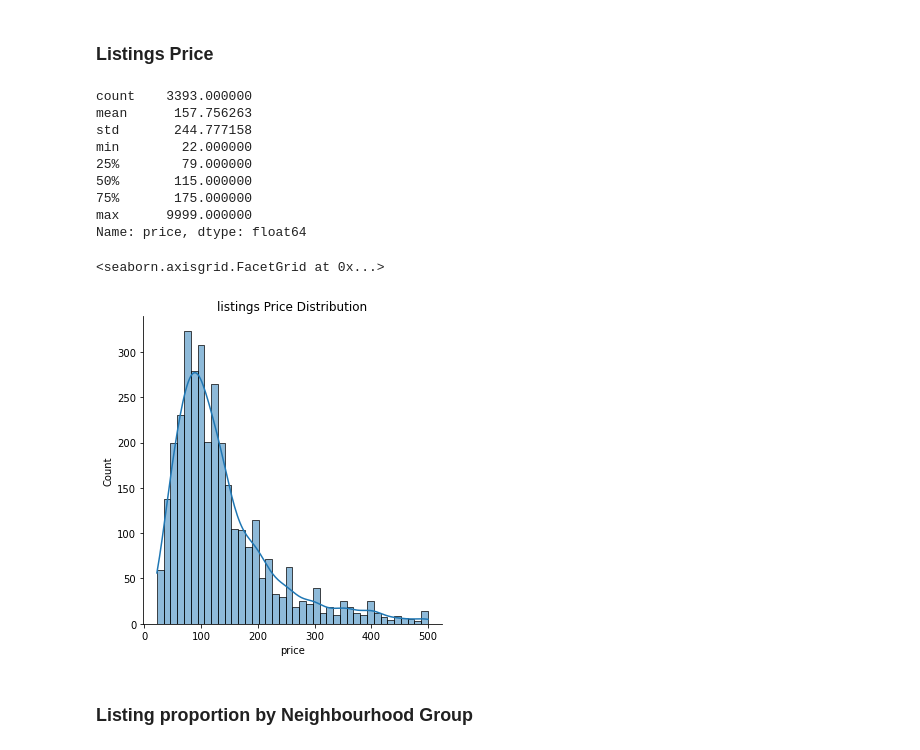
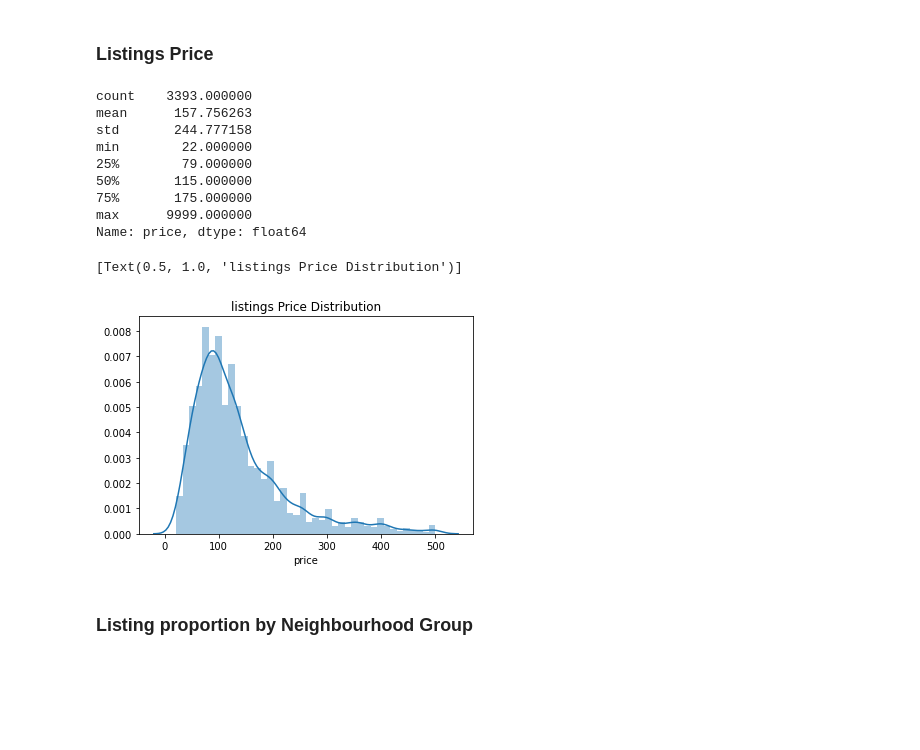
Before and after one commit to jeniscool/tools2-final-project, a Jupyter notebook: final_project_notebook.ipynb, the cells around one changed output. Saved outputs shown, nothing was run; the diff lists cells and outputs as text; code cells hidden in the pictures; blank space fills up the shorter version.

```diff
--- a/final_project_notebook.ipynb
+++ b/final_project_notebook.ipynb
@@ -415,19 +410,19 @@ sns.countplot(x=listings.accommodates, palette="mako").set(title='Listings Accom
 # %%
 print(listings['price'].describe())
 listings_price_500 = listings[listings['price']<=500]
-sns.displot(listings_price_500.price, kde=True).set(title = 'listings Price Distribution')
+sns.distplot(listings_price_500.price, kde=True).set(title = 'listings Price Distribution')
 # %% [output]
 count    3393.000000
 mean      157.756263
 std       244.777158
 min        22.000000
 25%        79.000000
 50%       115.000000
 75%       175.000000
 max      9999.000000
 Name: price, dtype: float64
-<seaborn.axisgrid.FacetGrid at 0x...>
+[Text(0.5, 1.0, 'listings Price Distribution')]
-[figure, old version]
+[figure, new version]
 # %% [markdown]
 ### Listing proportion by Neighbourhood Group
 # %%
```
Also changed, not shown: parts of 60 cells of this notebook.
